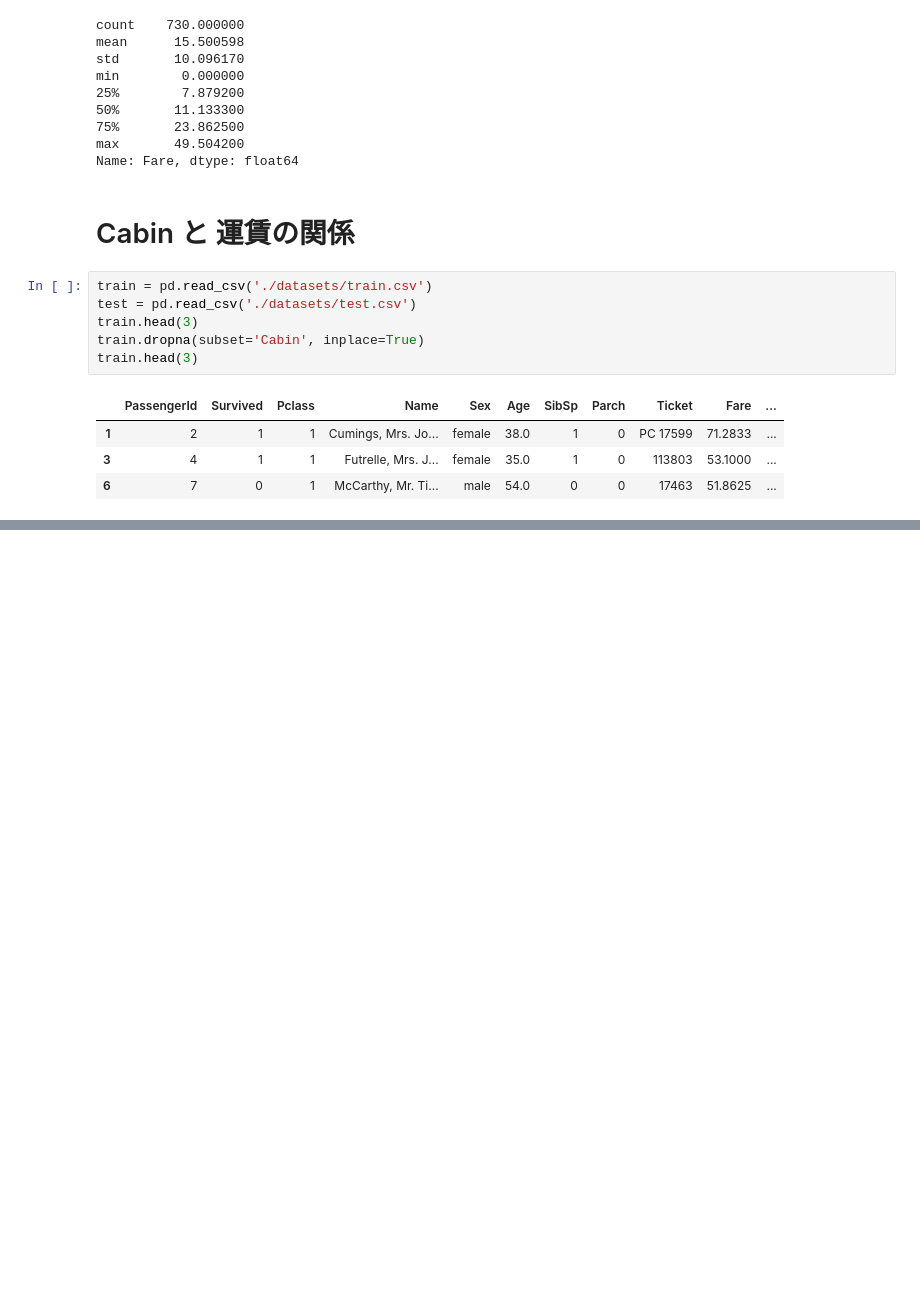
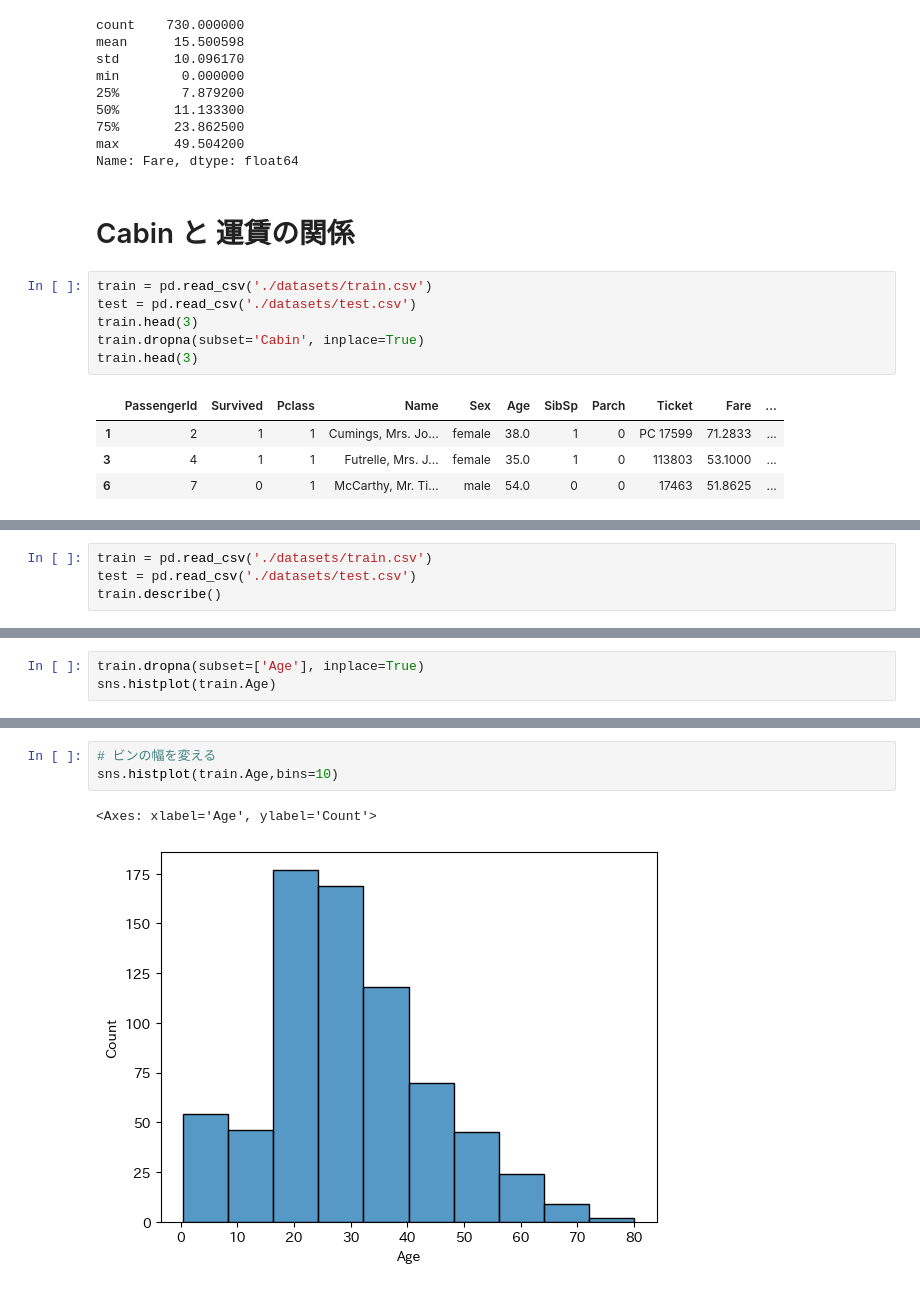
Before and after one commit to naorex/Kaggle_Titanic_Machine_Learning_from_Disaster, a Jupyter notebook: nb/006_data_analysys_example.ipynb, the cells around one changed output, grey strips where cells are left out. Drawn from its saved outputs; the diff is of its cells as text; blank space fills up the shorter version.

```diff
--- a/nb/006_data_analysys_example.ipynb
+++ b/nb/006_data_analysys_example.ipynb
@@ -174,0 +200,4 @@ KeyError: 0
+# %%
+train = pd.read_csv('./datasets/train.csv')
+test = pd.read_csv('./datasets/test.csv')
+train.describe()
@@ -174,0 +232,3 @@ KeyError: 0
+# %%
+train.dropna(subset=['Age'], inplace=True)
+sns.histplot(train.Age)
@@ -174,0 +238,6 @@ KeyError: 0
+# %%
+# ビンの幅を変える
+sns.histplot(train.Age,bins=10)
+# %% [output]
+<Axes: xlabel='Age', ylabel='Count'>
+[figure, added]
```
Also changed, not shown: parts of 12 cells of this notebook, 4 other files.
